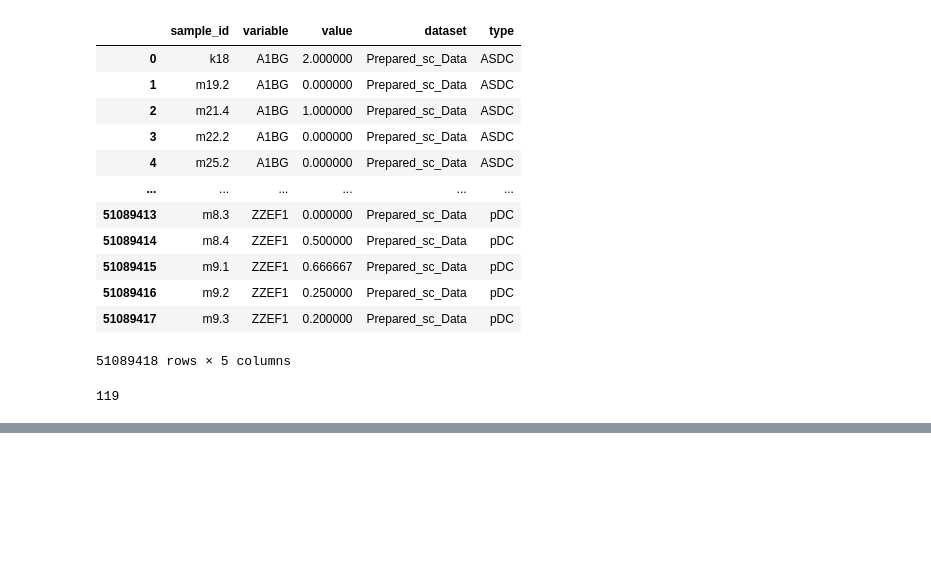
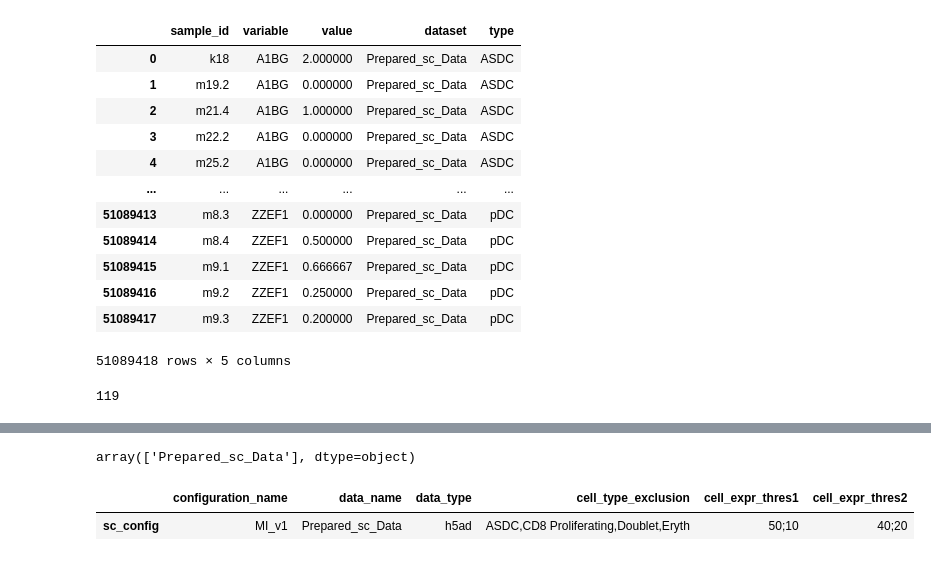
Before and after one commit to heiniglab/mofa_workflow, a Jupyter notebook: scripts/01_Prepare_Pseudobulk.ipynb, the cells around one changed output, grey strips where cells are left out. Cells and saved outputs as stored; diff of their text form; code cells hidden in the pictures; blank space fills up the shorter version.

Commit message:
Add update of sc configuration file after pseudobulk generation

```diff
--- a/scripts/01_Prepare_Pseudobulk.ipynb
+++ b/scripts/01_Prepare_Pseudobulk.ipynb
@@ -97,7 +98,7 @@ if not os.path.exists(result_path[1] + '/01_results'):
 sc_data_list = {}
 # %%
 for i in sc_dataset_names:
-    source_text = os.path.join(data_path[0], f'{i}.h5ad')
+    source_text = os.path.join(data_path[0], f'{i}'+ '.h5ad')
     print(source_text)
     print(os.path.getmtime(source_text))
     adata = ad.read_h5ad(source_text)
@@ -367,0 +369,2 @@ len(pd.unique(data_long['sample_id']))
+# %%
+configuration_name = global_configs['value'][global_configs['parameter'] == 'configuration_name'][2]
@@ -367,0 +379,4 @@ len(pd.unique(data_long['sample_id']))
+# %%
+data_names
+# %% [output]
+array(['Prepared_sc_Data'], dtype=object)
@@ -367,0 +385,12 @@ len(pd.unique(data_long['sample_id']))
+# %%
+for i in cell_counts_per_cluster.keys():
+    data = cell_counts_per_cluster[i]
+    exclude = data[data < 50]
+    cluster_id =  [ idx for idx in exclude.index]
+    data = {
+
+    'configuration_name': configuration_name,
+    'data_name': i,
+    'data_type': 'h5ad',
+    'cell_type_exclusion':  ','.join(cluster_id) }
+    df = pd.DataFrame(data,index = {'sc_config': 'sc_config'})
@@ -367,0 +399,8 @@ len(pd.unique(data_long['sample_id']))
+# %%
+df['cell_expr_thres1'] = '50;10'
+df['cell_expr_thres2'] = '40;20'
+# %%
+df
+# %% [output]
+|  | configuration_name | data_name | data_type | cell_type_exclusion | cell_expr_thres1 | cell_expr_thres2 |
+| sc_config | MI_v1 | Prepared_sc_Data | h5ad | ASDC,CD8 Proliferating,Doublet,Eryth | 50;10 | 40;20 |
```
Also changed, not shown: parts of 13 cells of this notebook.
